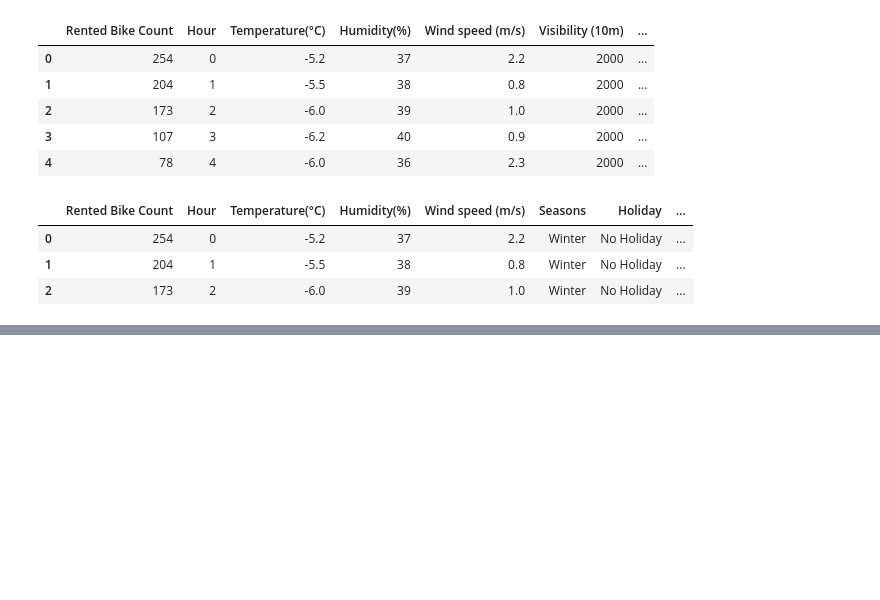
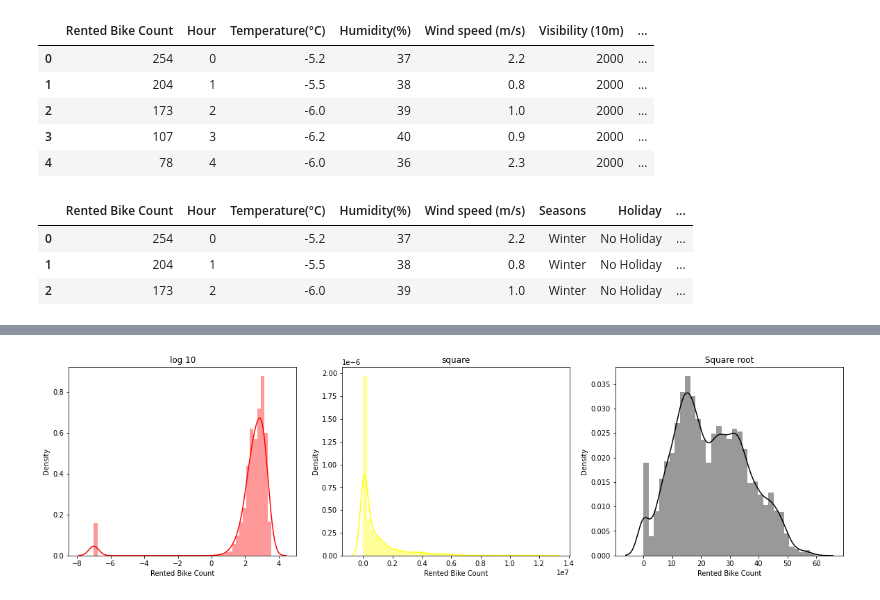
Before and after one commit to DSJibran/Seoul-Bike-Sharing-Demand-Prediction, a Jupyter notebook: Seoul_Bike_Sharing_Demand_Prediction.ipynb, the cells around one changed output, grey strips where cells are left out. Cells and saved outputs as stored; diff of their text form; code cells hidden in the pictures; blank space fills up the shorter version.

```diff
--- a/Seoul_Bike_Sharing_Demand_Prediction.ipynb
+++ b/Seoul_Bike_Sharing_Demand_Prediction.ipynb
@@ -408,3 +408,5 @@ df.head(3)
 | 0 | 254 | 0 | -5.2 | 37 | 2.2 | Winter | No Holiday | ... |
 | 1 | 204 | 1 | -5.5 | 38 | 0.8 | Winter | No Holiday | ... |
 | 2 | 173 | 2 | -6.0 | 39 | 1.0 | Winter | No Holiday | ... |
+# %%
+new_df=pd.get_dummies(df,drop_first=True,sparse=True)
@@ -410,0 +420,15 @@ df.head(3)
+# %%
+# Try different Normalizing Techniques to get better one
+
+fig,axes = plt.subplots(1,3,figsize=(20,5))
+
+# log10
+sns.distplot(np.log10(new_df['Rented Bike Count']+0.0000001),ax=axes[0],color='red').set_title("log 10")
+
+# square
+sns.distplot((new_df['Rented Bike Count']**2),ax=axes[1],color='Yellow').set_title("square")
+
+#square root
+sns.distplot(np.sqrt(new_df['Rented Bike Count']),ax=axes[2], color='black').set_title("Square root");
+# %% [output]
+[figure, added]
```
Also changed, not shown: parts of 23 cells of this notebook.
